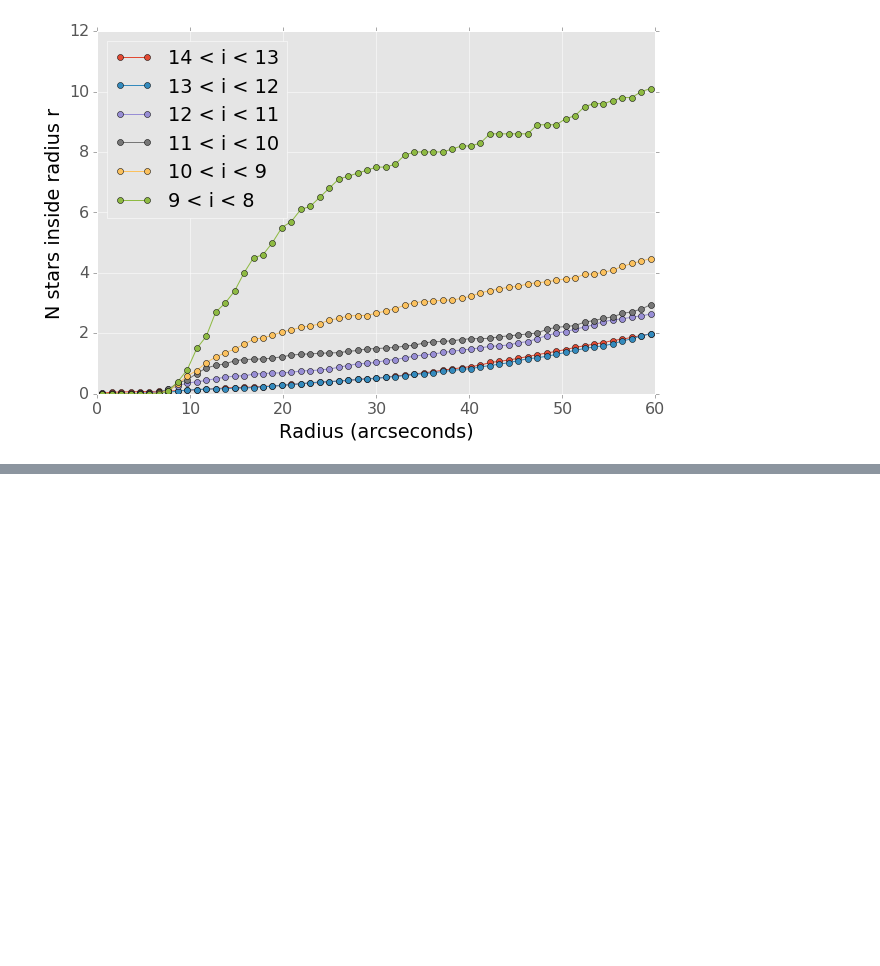
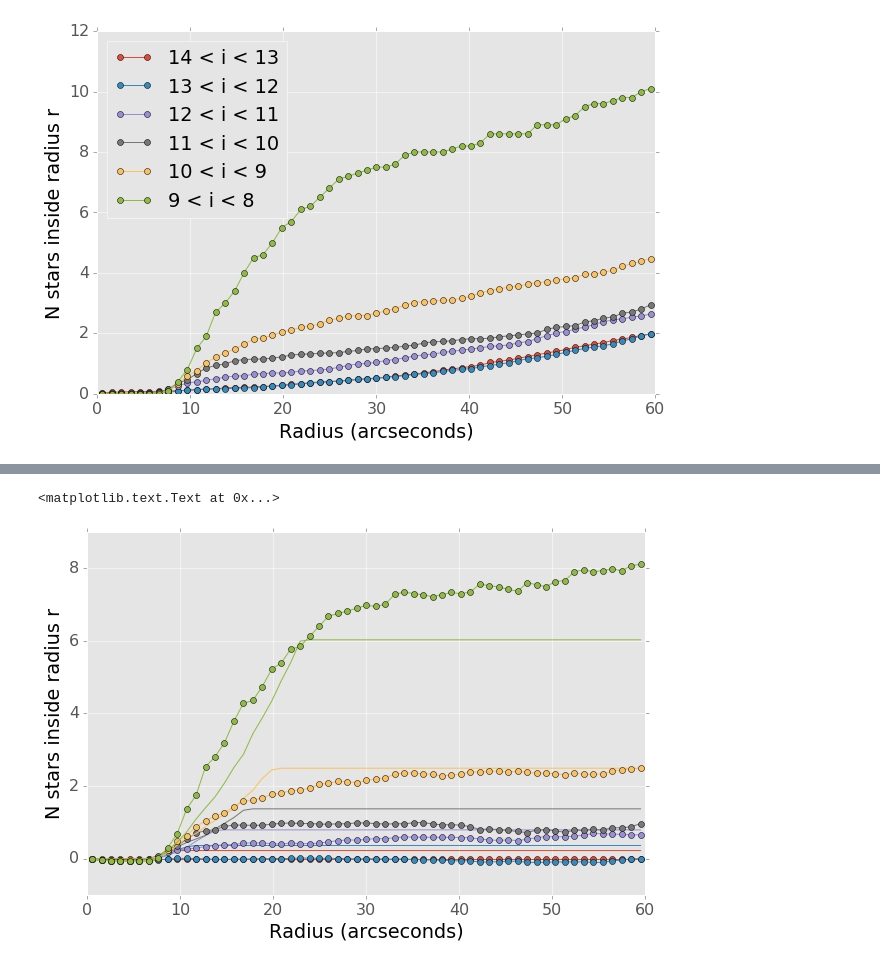
Before and after one commit to lsst-dm/dmtn-006, a Jupyter notebook: notebooks/star_diffim_correlation.ipynb, the cells around one changed output, grey strips where cells are left out. Drawn from its saved outputs; the diff is of its cells as text; code cells hidden in the pictures; blank space fills up the shorter version.

```diff
--- a/notebooks/star_diffim_correlation.ipynb
+++ b/notebooks/star_diffim_correlation.ipynb
@@ -189,9 +189,3 @@ plt.ylabel("N stars inside radius r")
 # %% [output]
 <matplotlib.text.Text at 0x...>
 [figure]
-# %%
-for n,curve in enumerate(cumulative_curves):
-    plt.plot(radius_bin_centers, norm*curve - curve[int(0.6*len(curve))], '-o',
-             label="{:.0f} < i < {:.0f}".format(density_bins[n],density_bins[n+1]))
-plt.legend(loc=0)
-plt.xlabel("Radius (arcseconds)")
@@ -259,0 +207,38 @@ That doesn't work so well. Probably need to look at the actual footprints on the
+# %%
+def excess_counts_func(mag):
+    return (mag/11.0)**-7.0
+
+
+for n,(bin_start,bin_end) in enumerate(zip(density_bins[:-1], density_bins[1:])):
+    center_mag = 0.5*(bin_start + bin_end)
+    target_counts = excess_counts_func(center_mag)
+    inner_edge = 8
+    outer_edge = 22 - 3.0*(center_mag - 9)
+    area = np.pi*(outer_edge**2 - inner_edge**2)
+
+    n_iter = 100
+    H_cumulative = np.zeros(len(radius_bins) - 1)
+    for _ in xrange(n_iter):
+        n_sources = np.random.poisson(target_counts/area * (2*outer_edge)**2)
+        rand_x = 2*outer_edge*(np.random.rand(n_sources) - 0.5)
+        rand_y = 2*outer_edge*(np.random.rand(n_sources) - 0.5)
+        rand_r = np.sqrt(rand_x**2 + rand_y**2)
+        sel, = np.where((rand_r > inner_edge) & (rand_r < outer_edge))
+#        print(target_counts, n_sources, len(sel))
+        H,_ = np.histogram(rand_r[sel], bins=radius_bins)
+        H_cumulative += np.cumsum(H)
+    lines = plt.plot(radius_bin_centers, H_cumulative/float(n_iter), '-')
+
+    #
+    # Data plot
+    adjusted_curve = cumulative_curves[n] - cumulative_curves[0]
+    #plt.plot(outer_edge, target_counts, 'kx')
+    plt.plot(radius_bin_centers, adjusted_curve, '-o', color=lines[0].get_color(),
+             label="{:.0f} < i < {:.0f}".format(density_bins[n],density_bins[n+1]))
+
+#plt.xlim(5,30)
+plt.xlabel("Radius (arcseconds)")
+plt.ylabel("N stars inside radius r")
+# %% [output]
+<matplotlib.text.Text at 0x...>
+[figure, added]
```
Also changed, not shown: parts of 18 cells of this notebook, 3 other files.
